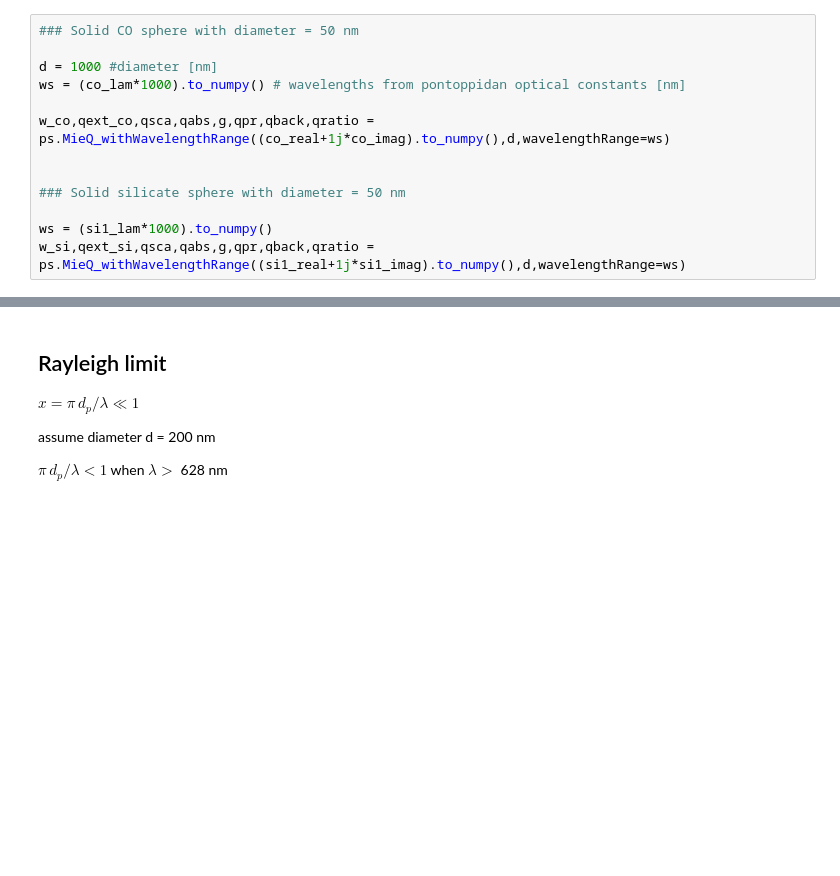
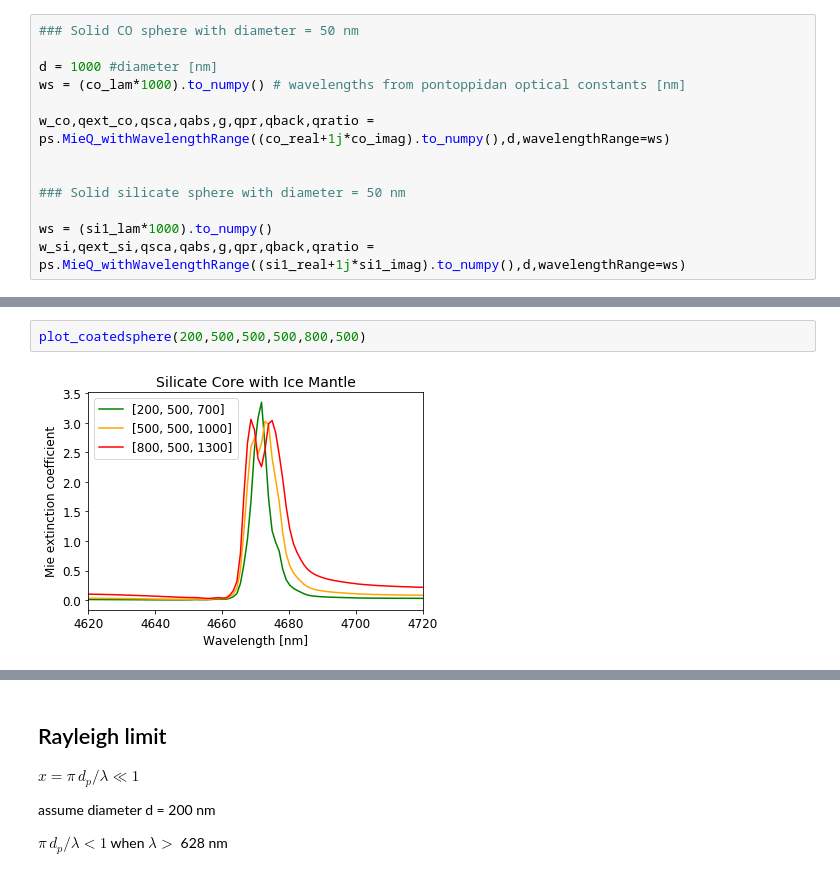
Before and after one commit to claraross1/ross_thesis, a Jupyter notebook: pymiescatt/pymiescatt testing.ipynb, the cells around one changed output, grey strips where cells are left out. Drawn from its saved outputs; the diff is of its cells as text; blank space fills up the shorter version.

```diff
--- a/pymiescatt/pymiescatt testing.ipynb
+++ b/pymiescatt/pymiescatt testing.ipynb
@@ -698,0 +845,4 @@ ax1.legend(fontsize=14)
+# %%
+plot_coatedsphere(200,500,500,500,800,500)
+# %% [output]
+[figure, added]
```
Also changed, not shown: parts of 15 cells of this notebook.
